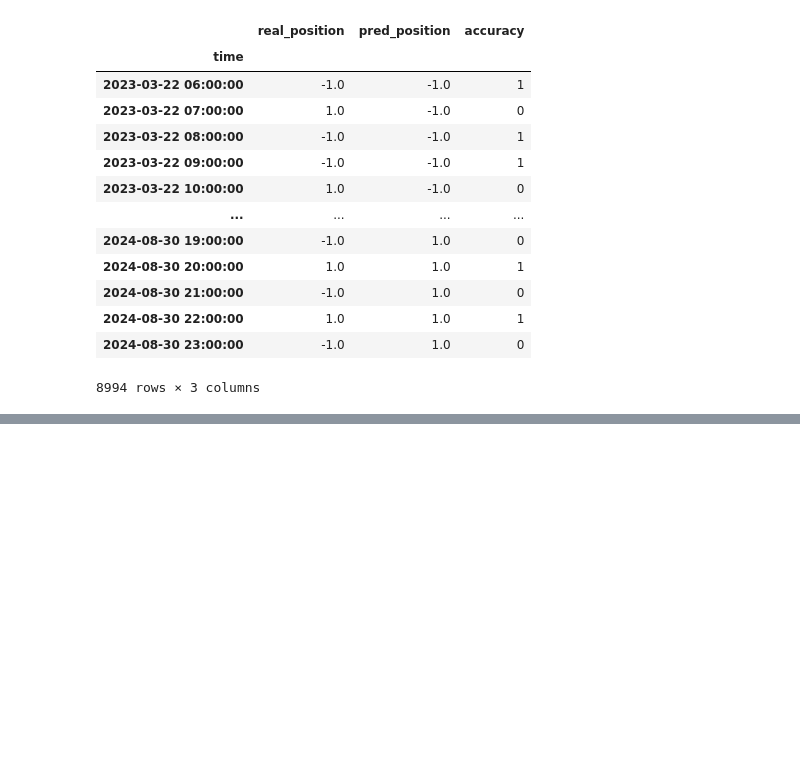
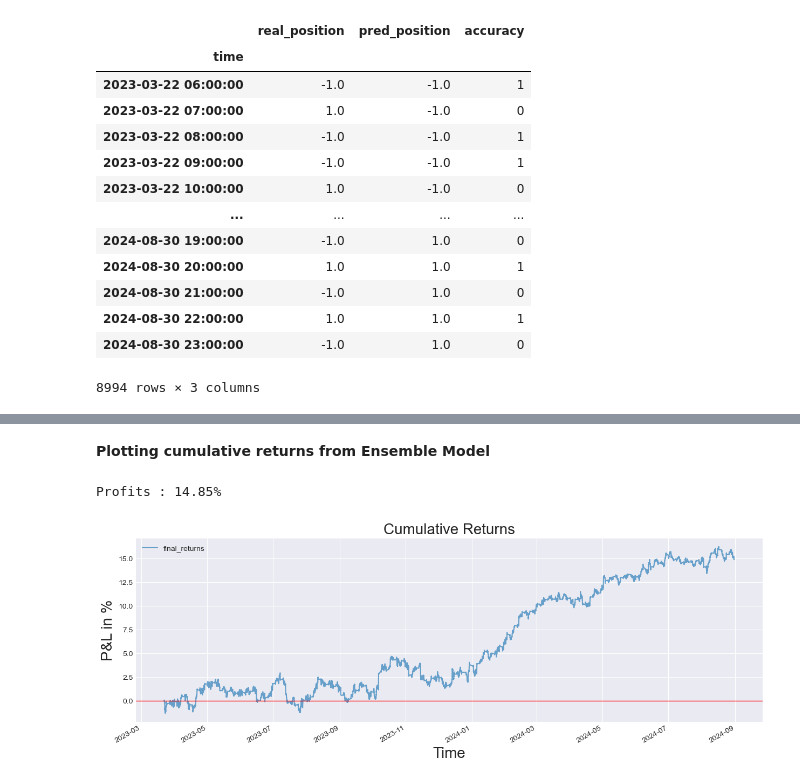
Before and after one commit to YarosInter/Time-Series-Dense-Neural-Network, a Jupyter notebook: Dense_Layer_Neural_Network.ipynb, the cells around one changed output, grey strips where cells are left out. Drawn from its saved outputs; the diff is of its cells as text; code cells hidden in the pictures; blank space fills up the shorter version.

```diff
--- a/Dense_Layer_Neural_Network.ipynb
+++ b/Dense_Layer_Neural_Network.ipynb
@@ -812,0 +842,6 @@ Model has an accuracy of: 51.10%
+# %%
+# Creatring a DataFrame with the final position from the combination of model_10 (MAE) and model_48 (returns/drawdown)
+final_position_df = pd.DataFrame(positions_df[["position_test_10", "position_test_48"]])
+final_position_df["final_position"] = final_position_df.sum(axis=1)
+final_position_df["final_position"] = np.where(final_position_df["final_position"] > 0, 1, -1)
+final_position_df
@@ -812,0 +896,4 @@ Model has an accuracy of: 51.10%
+# %%
+final_returns_df = pd.DataFrame(y_test)
+final_returns_df["final_returns"] = final_returns_df["pct_change"] * final_position_df["final_position"]
+final_returns_df
@@ -812,0 +915,7 @@ Model has an accuracy of: 51.10%
+# %% [markdown]
+**Plotting cumulative returns from Ensemble Model**
+# %%
+backtest.plot_test_returns(final_returns_df["final_returns"])
+# %% [output]
+Profits : 14.85%
+[figure, added]
```
Also changed, not shown: parts of 15 cells of this notebook.
